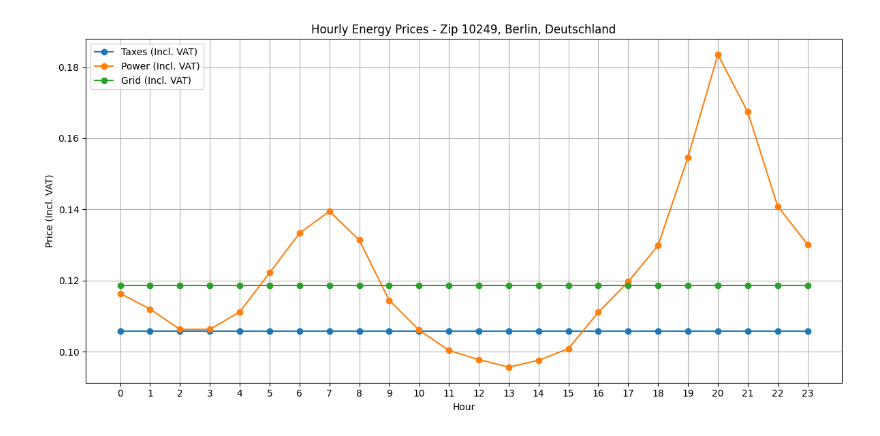
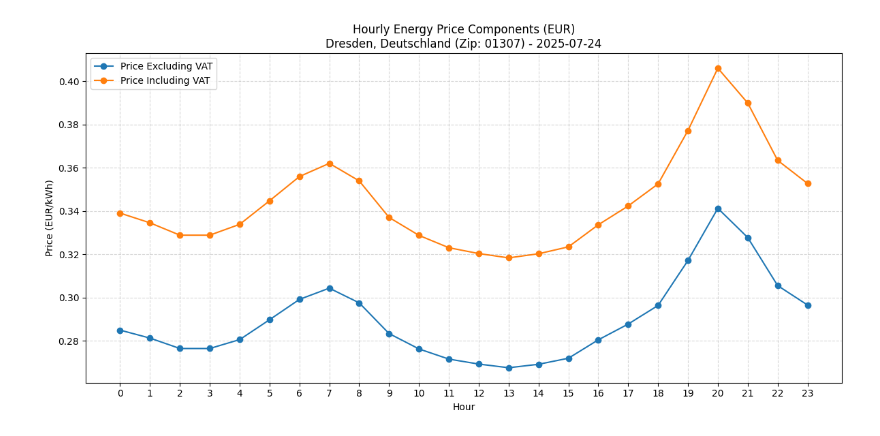
Before and after one commit to nathaniel32/Electricity-price-analysis, a Jupyter notebook: analyse.ipynb, the cells around one changed output. Drawn from its saved outputs; the diff is of its cells as text; code cells hidden in the pictures.

```diff
--- a/analyse.ipynb
+++ b/analyse.ipynb
@@ -41,16 +78,53 @@ df = df.sort_values(by='hour')
-# %%
-plt.figure(figsize=(12, 6))
-plt.plot(df['hour'], df['taxes_in_vat'], label='Taxes (Incl. VAT)', marker='o')
-plt.plot(df['hour'], df['power_in_vat'], label='Power (Incl. VAT)', marker='o')
-plt.plot(df['hour'], df['grid_in_vat'], label='Grid (Incl. VAT)', marker='o')
-
-plt.title(f"Hourly Energy Prices - Zip {df['zip_code'].iloc[0]}, {df['city'].iloc[0]}, {df['country'].iloc[0]}")
-plt.xlabel('Hour')
-plt.ylabel('Price (Incl. VAT)')
-plt.grid(True)
-plt.legend()
-plt.xticks(df['hour'])
-plt.tight_layout()
-plt.show()
-# %% [output]
-[figure, removed]
+# %%
+sql = text("""
+SELECT
+  pa_data ->> 'currency' AS "Currency",
+  elem ->> 'date' AS "Date",
+  elem ->> 'hour' AS "Hour",
+
+  (elem ->> 'priceExcludingVat')::numeric AS "Price_Exc_Vat",
+  (elem ->> 'priceIncludingVat')::numeric AS "Price_Inc_Vat",
+  ((elem ->> 'priceIncludingVat')::numeric - (elem ->> 'priceExcludingVat')::numeric) AS "VAT",
+
+  pa_code AS "Zip Code",
+  ci_name AS "City",
+  c_name AS "Country"
+
+FROM t_postal_area
+JOIN t_city     ON t_city.ci_id = t_postal_area.ci_id
+JOIN t_province ON t_province.p_id = t_city.p_id
+JOIN t_country  ON t_country.c_id = t_province.c_id
+CROSS JOIN LATERAL jsonb_array_elements(pa_data -> 'energy' -> 'todayHours') AS elem
+
+WHERE pa_code = '01307'
+""")
+
+with session_local() as session:
+    result = session.execute(sql)
+    df = pd.DataFrame(result.fetchall(), columns=result.keys())
+
+df['Hour'] = pd.to_numeric(df['Hour'], errors='coerce')
+df = df.dropna(subset=['Hour'])
+df['Hour'] = df['Hour'].astype(int)
+df = df.sort_values('Hour')
+
+currency = df['Currency'].iloc[0]
+zip_code = df['Zip Code'].iloc[0]
+city = df['City'].iloc[0]
+country = df['Country'].iloc[0]
+date = df['Date'].iloc[0]
+
+plt.figure(figsize=(12, 6))
+plt.plot(df['Hour'], df['Price_Exc_Vat'], label='Price Excluding VAT', marker='o')
+plt.plot(df['Hour'], df['Price_Inc_Vat'], label='Price Including VAT', marker='o')
+
+plt.title(f"Hourly Energy Price Components ({currency})\n{city}, {country} (Zip: {zip_code}) - {date}")
+plt.xlabel("Hour")
+plt.ylabel(f"Price ({currency}/kWh)")
+plt.xticks(range(0, 24))
+plt.grid(True, linestyle='--', alpha=0.5)
+plt.legend()
+plt.tight_layout()
+plt.show()
+# %% [output]
+[figure, added]
```
Also changed, not shown: parts of 2 cells of this notebook, 1 other file.
